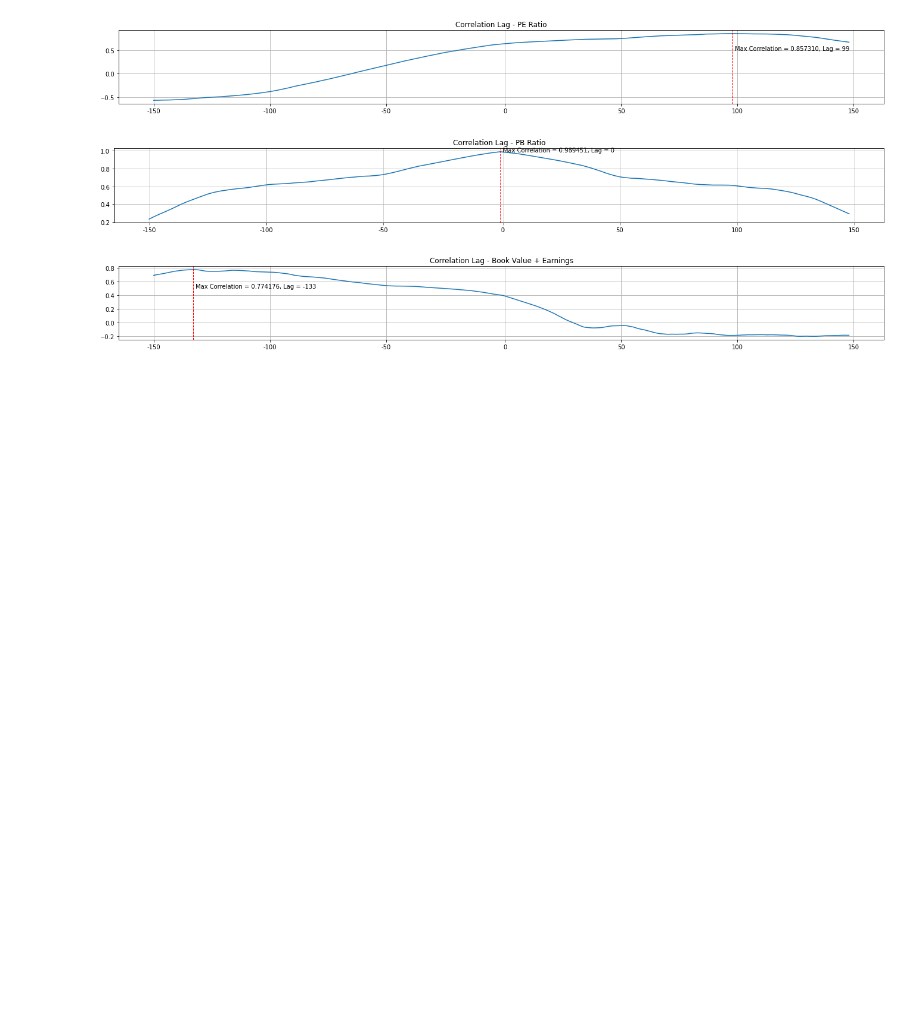
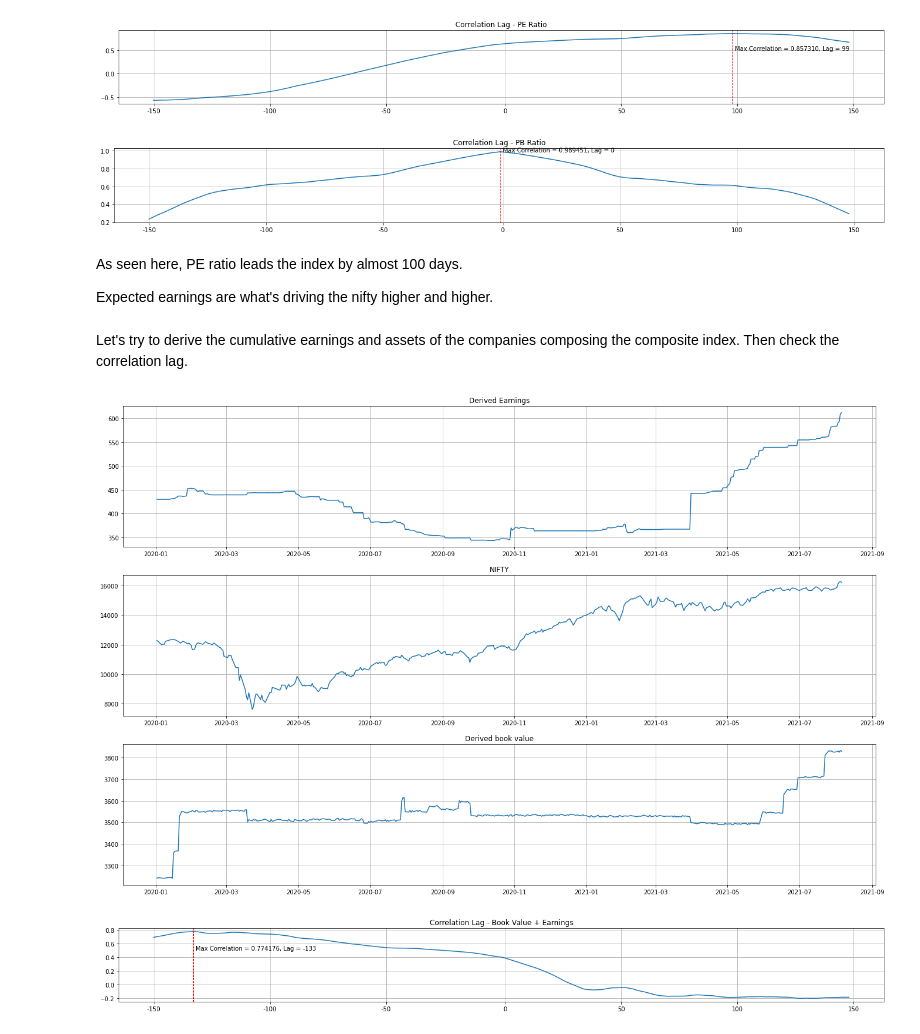
Before and after one commit to shayanrc/Mid-Covid-Market-Analysis, a Jupyter notebook: COVID NIFTY Analysis.ipynb, the cells around one changed output. Cells and saved outputs as stored; diff of their text form; code cells hidden in the pictures; blank space fills up the shorter version.

```diff
--- a/COVID NIFTY Analysis.ipynb
+++ b/COVID NIFTY Analysis.ipynb
@@ -254,3 +272,9 @@ ax.set_xticklabels([-150, -100, -50, 0, 50, 100, 150]);
 [figure]
 [figure]
 [figure]
+# %% [markdown]
+As seen here, PE ratio leads the index by almost 100 days.
+
+Expected earnings are what's driving the nifty higher and higher.
+# %% [markdown]
+Let's try to derive the cumulative earnings and assets of the companies composing the composite index. Then check the correlation lag.
@@ -257,3 +285,21 @@ ax.set_xticklabels([-150, -100, -50, 0, 50, 100, 150]);
+# %%
+fig = plt.figure(figsize=(23,15))
+ax = fig.add_subplot(311)
+# ax.plot(pe_df.apply(lambda row: 2/((1/row['P/E'])+(1/row['P/B'])), axis=1))
+# pe_df['PEB_Ratio'] = pe_df.apply(lambda row: hmean([row['P/E'], row['P/B']]), axis=1)
+ax.plot(pe_df['derived_earnings'])
+ax.set_title('Derived Earnings')
+ax.grid()
+ax = fig.add_subplot(312)
+ax.plot(nifty_df.Close)
+ax.set_title('NIFTY')
+ax.grid()
+ax = fig.add_subplot(313)
+ax.plot(pe_df['derived_book_value'])
+ax.set_title('Derived book value')
+ax.grid()
+# %% [output]
+[figure, added]
 # %%
 rs = [lagged_crosscorr(nifty_df.Close, 1/(pe_df['PEB_Ratio']/nifty_df.Close), lag) for lag in range(-150,150)]
 # offset = np.floor(len(rs)/2)-np.argmax(rs)
```
Also changed, not shown: parts of 12 cells of this notebook.
